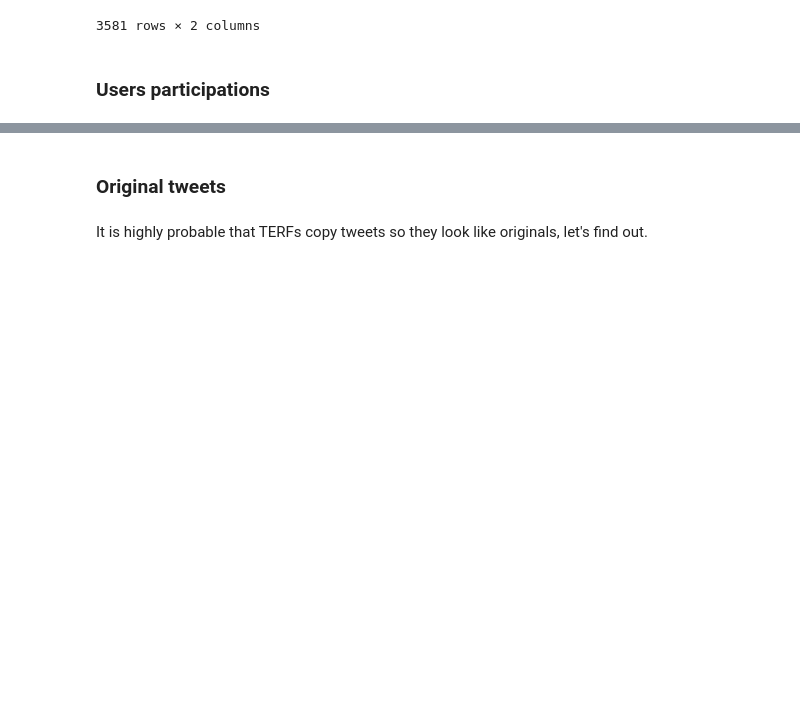
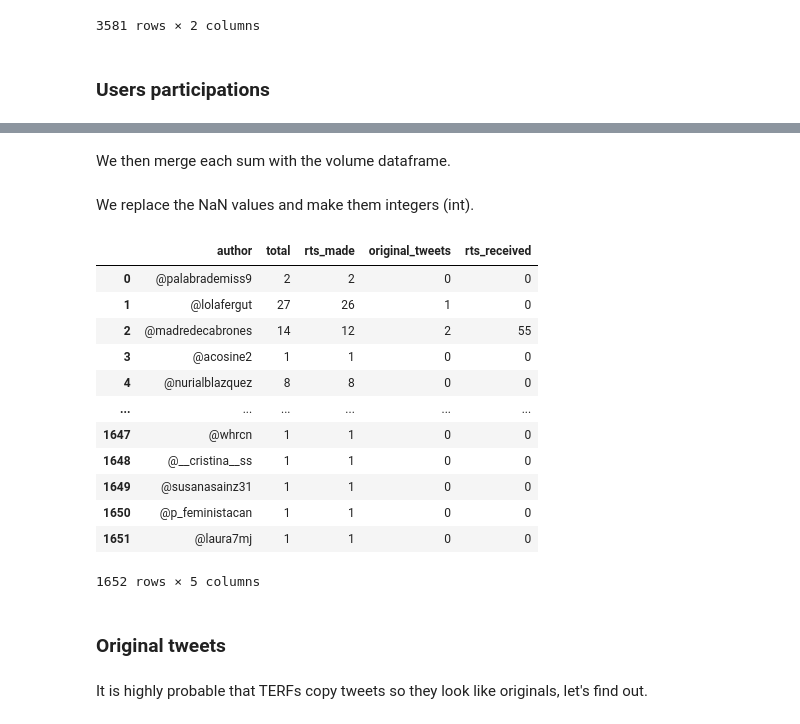
Before and after one commit to Estrohacker/Portfolio, a Jupyter notebook: My Projects/Twitter hashtag analysis with Python.ipynb, the cells around one changed output, grey strips where cells are left out. Saved outputs shown, nothing was run; the diff lists cells and outputs as text; code cells hidden in the pictures; blank space fills up the shorter version.

```diff
--- a/My Projects/Twitter hashtag analysis with Python.ipynb
+++ b/My Projects/Twitter hashtag analysis with Python.ipynb
@@ -392,3 +381,45 @@ authors_unique
+# %%
+ht_pico_rt = ht_terf[ht_terf['relation'] == 'RT']
+
+retweets_hechos = ht_pico_rt['author'].value_counts().reset_index()
+retweets_hechos.columns = ['author','rts_made']
+# %%
+ht_pico_original = ht_terf[ht_terf['relation'] != 'RT']
+
+originales = ht_pico_original['author'].value_counts().reset_index()
+originales.columns = ['author','original_tweets']
+# %%
+retweets_recibidos = ht_terf['user retweeted'].value_counts().to_frame().reset_index()
+retweets_recibidos.columns = ['author','rts_received']
+# %% [markdown]
+We then merge each sum with the volume dataframe.
+# %%
+volume = volume.merge(total,on='author',how='left')
+volume = volume.merge(retweets_hechos,on='author',how='left')
+volume = volume.merge(originales,on='author',how='left')
+volume = volume.merge(retweets_recibidos,on='author',how='left')
+# %% [markdown]
+We replace the NaN values and make them integers (int).
+# %%
+volume = volume.fillna(0)
+volume['rts_made'] = volume['rts_made'].apply(lambda x:int(x))
+volume['original_tweets'] = volume['original_tweets'].apply(lambda x:int(x))
+volume['rts_received'] = volume['rts_received'].apply(lambda x:int(x))
+volume
+# %% [output]
+|  | author | total | rts_made | original_tweets | rts_received |
+| 0 | @palabrademiss9 | 2 | 2 | 0 | 0 |
+| 1 | @lolafergut | 27 | 26 | 1 | 0 |
+| 2 | @madredecabrones | 14 | 12 | 2 | 55 |
+| 3 | @acosine2 | 1 | 1 | 0 | 0 |
+| 4 | @nurialblazquez | 8 | 8 | 0 | 0 |
+| ... | ... | ... | ... | ... | ... |
+| 1647 | @whrcn | 1 | 1 | 0 | 0 |
+| 1648 | @__cristina__ss | 1 | 1 | 0 | 0 |
+| 1649 | @susanasainz31 | 1 | 1 | 0 | 0 |
+| 1650 | @p_feministacan | 1 | 1 | 0 | 0 |
+| 1651 | @laura7mj | 1 | 1 | 0 | 0 |
+1652 rows × 5 columns
 # %% [markdown]
 ### Original tweets
 # %% [markdown]
```
Also changed, not shown: parts of 18 cells of this notebook, 1 other file.
